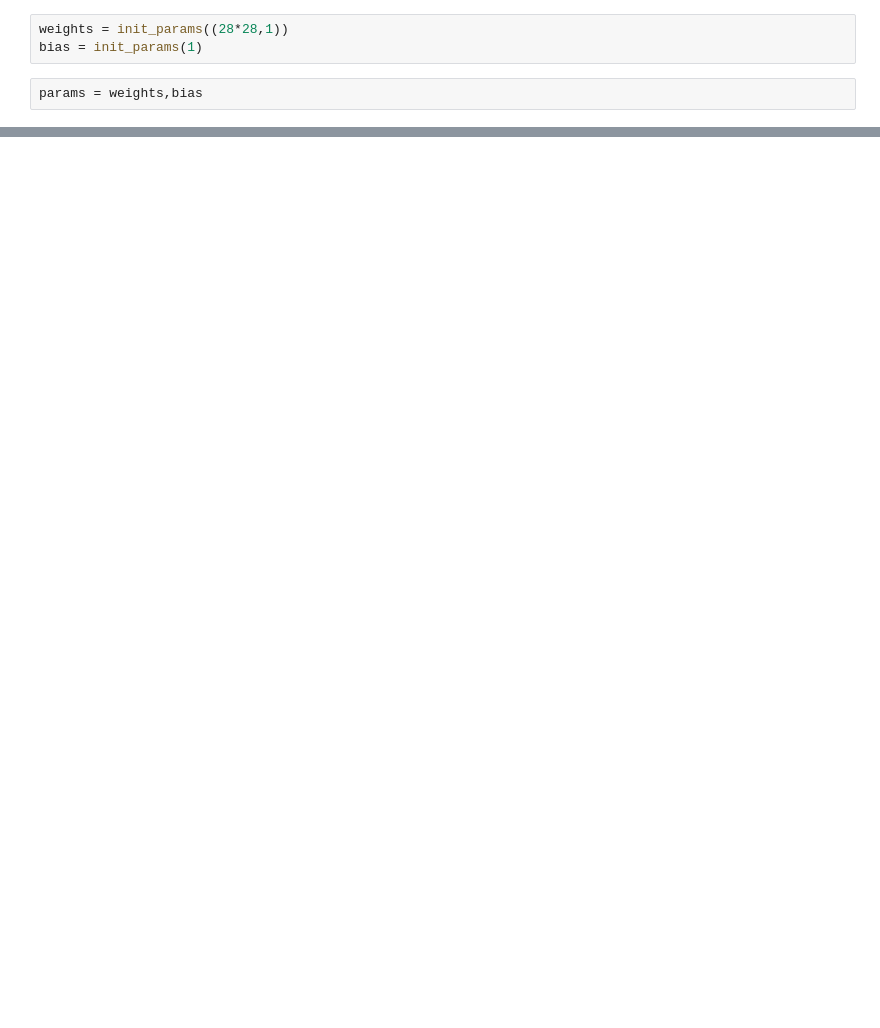
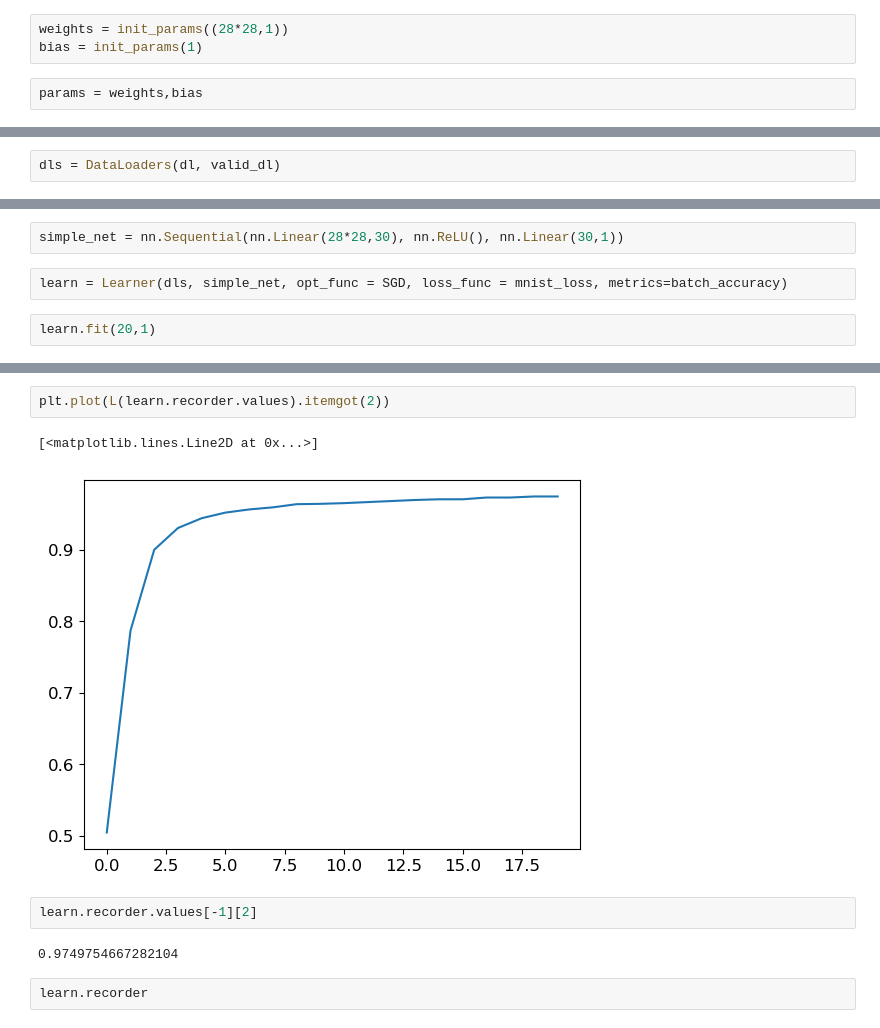
Before and after one commit to zzstephen/zzstephen, a Jupyter notebook: DL/hello_DL.ipynb, the cells around one changed output, grey strips where cells are left out. Cells and saved outputs as stored; diff of their text form; blank space fills up the shorter version.

Commit message:
learn

```diff
--- a/DL/hello_DL.ipynb
+++ b/DL/hello_DL.ipynb
@@ -474,0 +527,2 @@ plt.plot(avg_losses)
+# %%
+dls = DataLoaders(dl, valid_dl)
@@ -474,0 +556,6 @@ plt.plot(avg_losses)
+# %%
+simple_net = nn.Sequential(nn.Linear(28*28,30), nn.ReLU(), nn.Linear(30,1))
+# %%
+learn = Learner(dls, simple_net, opt_func = SGD, loss_func = mnist_loss, metrics=batch_accuracy)
+# %%
+learn.fit(20,1)
@@ -474,0 +580,11 @@ plt.plot(avg_losses)
+# %%
+plt.plot(L(learn.recorder.values).itemgot(2))
+# %% [output]
+[<matplotlib.lines.Line2D at 0x...>]
+[figure, added]
+# %%
+learn.recorder.values[-1][2]
+# %% [output]
+0.9749754667282104
+# %%
+learn.recorder
```
Also changed, not shown: parts of 41 cells of this notebook.
